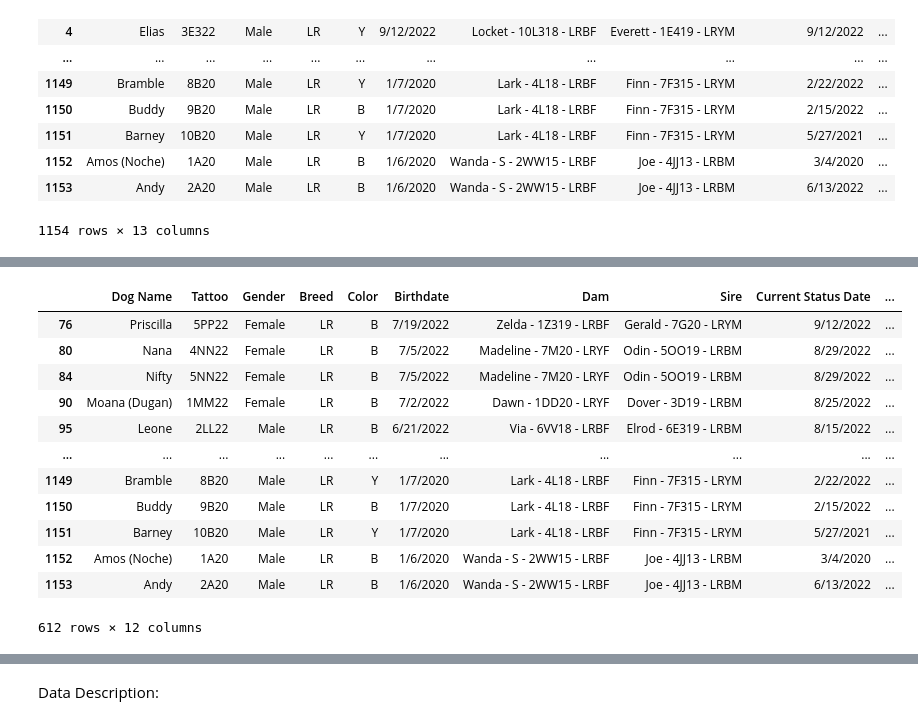
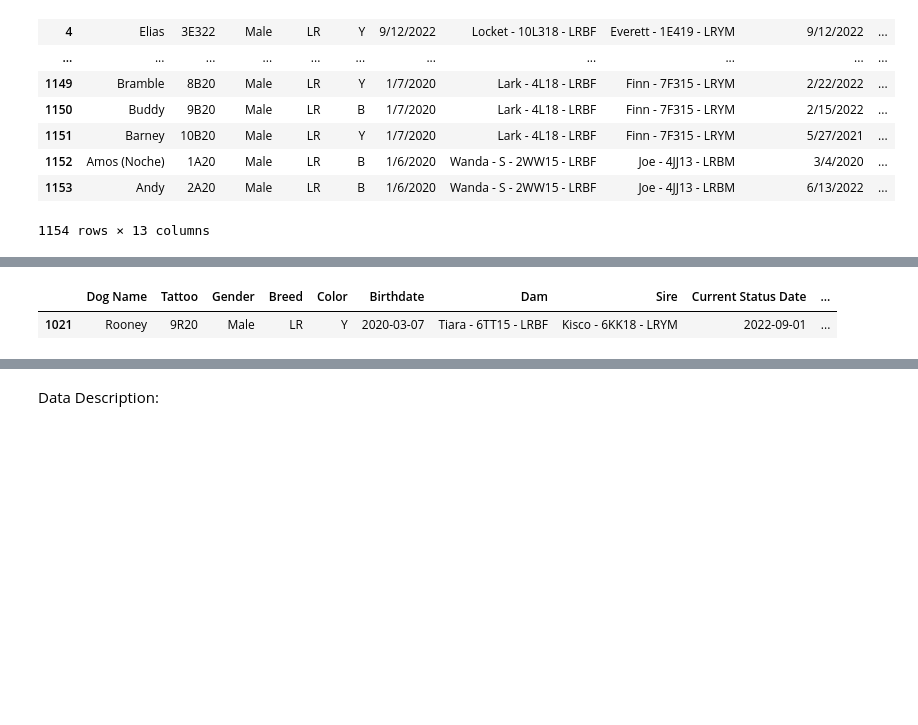
Before and after one commit to Julianna-Castlegrant/info2950-group-proj, a Jupyter notebook: finalproject/dogdata.ipynb, the cells around one changed output, grey strips where cells are left out. Saved outputs shown, nothing was run; the diff lists cells and outputs as text; code cells hidden in the pictures; blank space fills up the shorter version.

Commit message:
data cleaning for predictable dogs

```diff
--- a/finalproject/dogdata.ipynb
+++ b/finalproject/dogdata.ipynb
@@ -130,22 +119,17 @@ all_dogs_revised_df.head(200)
 # %%
 all_dogs_revised_df['Pass_Fail'] = (all_dogs_revised_df['Status'] == 'Graduated') | (all_dogs_revised_df['Status'] == 'Other School')
 all_dogs_dropcol_df = all_dogs_revised_df.drop(columns = ['Graduation Date', 'Graduate Team Location'])
+all_dogs_dropcol_df['Birthdate'] = pd.to_datetime(all_dogs_dropcol_df['Birthdate'])
+all_dogs_dropcol_df['Current Status Date'] = pd.to_datetime(all_dogs_dropcol_df['Current Status Date'])
+all_dogs_dropcol_df
 clean_dogs_df = all_dogs_dropcol_df.loc[(all_dogs_dropcol_df['Status']=='Graduated') | (all_dogs_dropcol_df['Status']=='Released') | (all_dogs_dropcol_df['Status']=='Other School') | (all_dogs_dropcol_df['Status']=='In Training')]
-clean_dogs_df
+#clean_dogs_df.head(100)
+#clean_dogs_df.loc['Released']
+#display(clean_dogs_df)
+display(clean_dogs_df.loc[[1021]])
 # %% [output]
 |  | Dog Name | Tattoo | Gender | Breed | Color | Birthdate | Dam | Sire | Current Status Date | ... |
-| 76 | Priscilla | 5PP22 | Female | LR | B | 7/19/2022 | Zelda - 1Z319 - LRBF | Gerald - 7G20 - LRYM | 9/12/2022 | ... |
-| 80 | Nana | 4NN22 | Female | LR | B | 7/5/2022 | Madeline - 7M20 - LRYF | Odin - 5OO19 - LRBM | 8/29/2022 | ... |
-| 84 | Nifty | 5NN22 | Female | LR | B | 7/5/2022 | Madeline - 7M20 - LRYF | Odin - 5OO19 - LRBM | 8/29/2022 | ... |
-| 90 | Moana (Dugan) | 1MM22 | Female | LR | B | 7/2/2022 | Dawn - 1DD20 - LRYF | Dover - 3D19 - LRBM | 8/25/2022 | ... |
-| 95 | Leone | 2LL22 | Male | LR | B | 6/21/2022 | Via - 6VV18 - LRBF | Elrod - 6E319 - LRBM | 8/15/2022 | ... |
-| ... | ... | ... | ... | ... | ... | ... | ... | ... | ... | ... |
-| 1149 | Bramble | 8B20 | Male | LR | Y | 1/7/2020 | Lark - 4L18 - LRBF | Finn - 7F315 - LRYM | 2/22/2022 | ... |
-| 1150 | Buddy | 9B20 | Male | LR | B | 1/7/2020 | Lark - 4L18 - LRBF | Finn - 7F315 - LRYM | 2/15/2022 | ... |
-| 1151 | Barney | 10B20 | Male | LR | Y | 1/7/2020 | Lark - 4L18 - LRBF | Finn - 7F315 - LRYM | 5/27/2021 | ... |
-| 1152 | Amos (Noche) | 1A20 | Male | LR | B | 1/6/2020 | Wanda - S - 2WW15 - LRBF | Joe - 4JJ13 - LRBM | 3/4/2020 | ... |
-| 1153 | Andy | 2A20 | Male | LR | B | 1/6/2020 | Wanda - S - 2WW15 - LRBF | Joe - 4JJ13 - LRBM | 6/13/2022 | ... |
+| 1021 | Rooney | 9R20 | Male | LR | Y | 2020-03-07 | Tiara - 6TT15 - LRBF | Kisco - 6KK18 - LRYM | 2022-09-01 | ... |
-612 rows × 12 columns
 # %%
 clean_dogs_df
 # %% [output]
```
Also changed, not shown: parts of 6 cells of this notebook, 3 other files.
